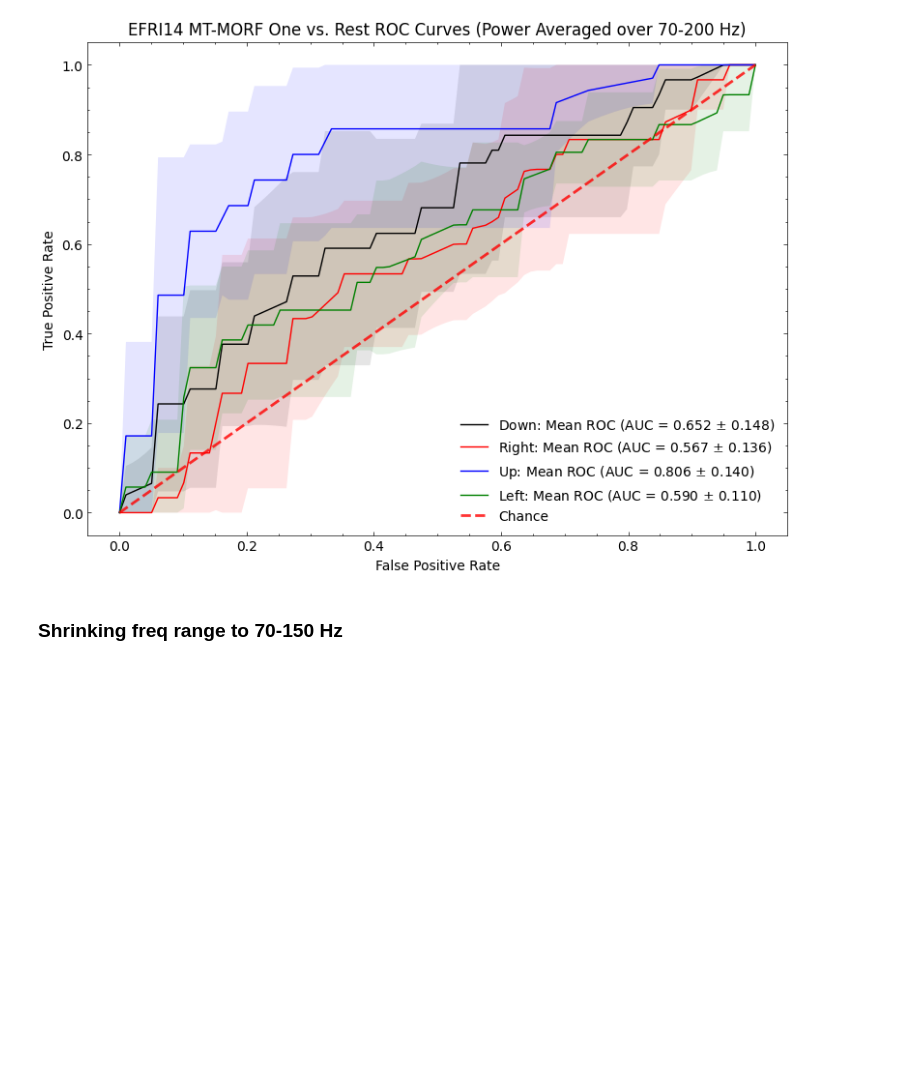
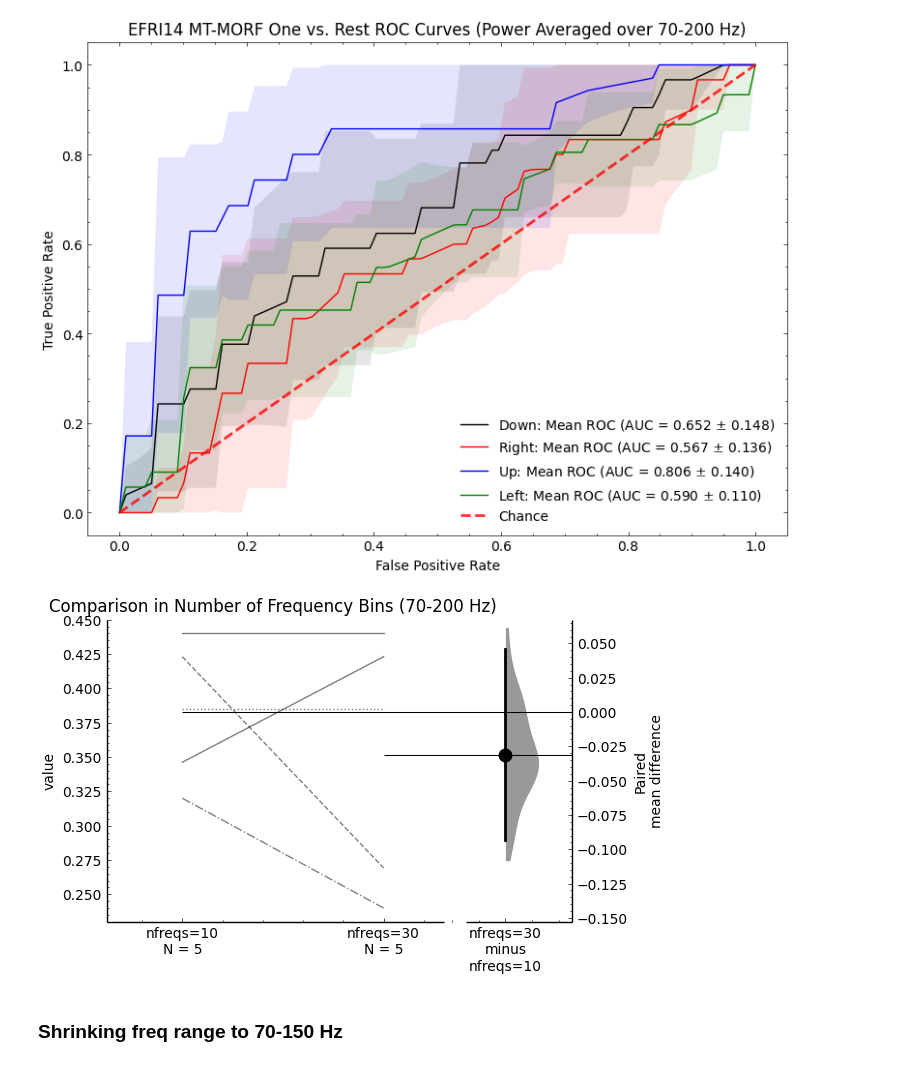
Before and after one commit to adam2392/motor-decoding, a Jupyter notebook: mtsmorf/move_exp/freq_analysis.ipynb, the cells around one changed output. Cells and saved outputs as stored; diff of their text form; code cells hidden in the pictures; blank space fills up the shorter version.

Commit message:
Adding paired plots

```diff
--- a/mtsmorf/move_exp/freq_analysis.ipynb
+++ b/mtsmorf/move_exp/freq_analysis.ipynb
@@ -433,8 +432,8 @@ mtsmorf = rerfClassifier(
     image_width=avg_freq_data.shape[2],
 )
 
-stratified_kf_scores = cv_fit(mtsmorf, X, y, metrics=metrics, cv=cv, n_jobs=None, return_train_score=True, return_estimator=True)
-stratified_kf_scores.keys()
+stratified_kf_scores_freq_avg = cv_fit(mtsmorf, X, y, metrics=metrics, cv=cv, n_jobs=None, return_train_score=True, return_estimator=True)
+stratified_kf_scores_freq_avg.keys()
 # %% [output]
 dict_keys(['fit_time', 'score_time', 'estimator', 'test_accuracy', 'train_accuracy', 'test_roc_auc_ovr', 'train_roc_auc_ovr', 'train_predict_proba', 'train_preds', 'train_inds', 'train_fpr', 'train_tp ...
 # %%
@@ -501,8 +502,8 @@ mtsmorf = rerfClassifier(
     image_width=avg_freq_data.shape[2],
 )
 
-stratified_kf_scores = cv_fit(mtsmorf, X, y, metrics=metrics, cv=cv, n_jobs=None, return_train_score=True, return_estimator=True)
-stratified_kf_scores.keys()
+stratified_kf_scores_more_freq = cv_fit(mtsmorf, X, y, metrics=metrics, cv=cv, n_jobs=None, return_train_score=True, return_estimator=True)
+stratified_kf_scores_more_freq.keys()
 # %% [output]
 dict_keys(['fit_time', 'score_time', 'estimator', 'test_accuracy', 'train_accuracy', 'test_roc_auc_ovr', 'train_roc_auc_ovr', 'train_predict_proba', 'train_preds', 'train_inds', 'train_fpr', 'train_tp ...
 # %%
@@ -527,6 +528,25 @@ ax.legend(loc="lower right")
 fig.tight_layout();
 # %% [output]
 [figure]
+# %%
+id_col = pd.Series(range(1, n_splits+1))
+
+df = pd.DataFrame({
+    "ID": id_col,
+    "nfreqs=10": stratified_kf_scores_freq_avg["test_accuracy"],
+    "nfreqs=30": stratified_kf_scores_more_freq["test_accuracy"],
+})
+
+my_data = dabest.load(df, idx=("nfreqs=10", "nfreqs=30"),
+                      id_col="ID", paired=True, resamples=100,
+                      random_seed=rng)
+
+fig, ax = plt.subplots(dpi=100)
+
+my_data.mean_diff.plot(ax=ax)
+ax.set(title="Comparison in Number of Frequency Bins (70-200 Hz)");
+# %% [output]
+[figure, added]
 # %% [markdown]
 ### Shrinking freq range to 70-150 Hz
 # %%
```
Also changed, not shown: parts of 20 cells of this notebook, 1 other file.
